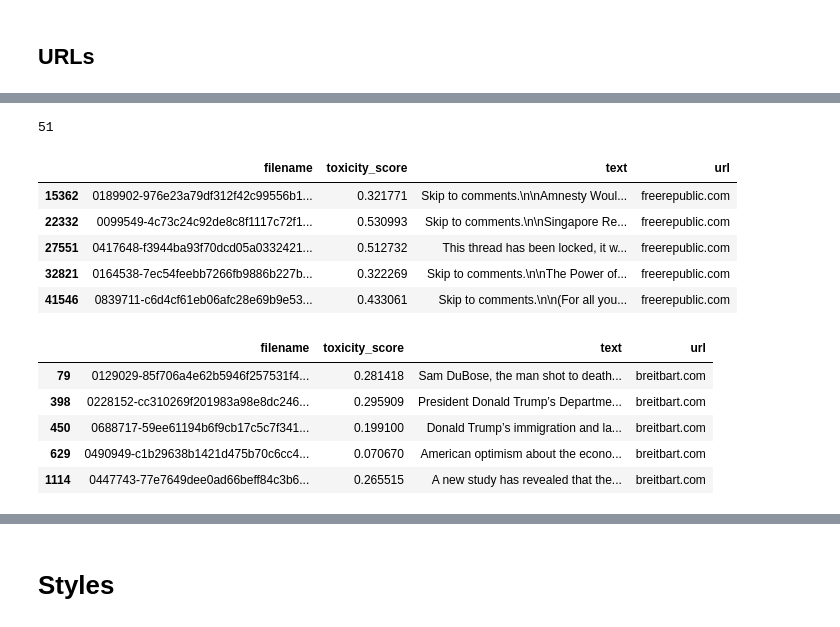
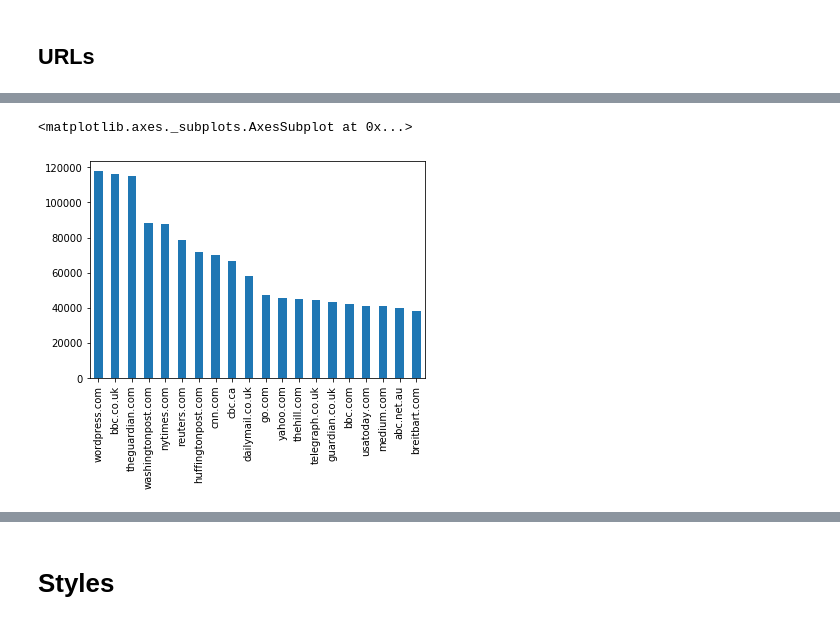
Before and after one commit to allenai/real-toxicity-prompts, a Jupyter notebook: perspective_api_statistics.ipynb, the cells around one changed output, grey strips where cells are left out. Cells and saved outputs as stored; diff of their text form; code cells hidden in the pictures.

```diff
--- a/perspective_api_statistics.ipynb
+++ b/perspective_api_statistics.ipynb
@@ -164,4 +143,6 @@ def get_domain(url):
     ext = tldextract.extract(url)
     return ext.domain + '.' + ext.suffix
 # %%
-df2['url'] = df2['url'].apply(lambda url: get_domain(url))
+df_urls = pd.read_pickle(URLS_PICKLE)
+df_urls['url'] = df_urls['url'].apply(lambda url: get_domain(url))
+df_urls.head()
@@ -177,22 +156,5 @@ df2.head()
-# %%
-len(df2[(df2['url'] == 'naturalnews.com')])
-# %% [output]
-51
-# %%
-df2[(df2['url'] == 'freerepublic.com')].head()
-# %% [output]
-|  | filename | toxicity_score | text | url |
-| 15362 | 0189902-976e23a79df312f42c99556b1... | 0.321771 | Skip to comments.\n\nAmnesty Woul... | freerepublic.com |
-| 22332 | 0099549-4c73c24c92de8c8f1117c72f1... | 0.530993 | Skip to comments.\n\nSingapore Re... | freerepublic.com |
-| 27551 | 0417648-f3944ba93f70dcd05a0332421... | 0.512732 | This thread has been locked, it w... | freerepublic.com |
-| 32821 | 0164538-7ec54feebb7266fb9886b227b... | 0.322269 | Skip to comments.\n\nThe Power of... | freerepublic.com |
-| 41546 | 0839711-c6d4cf61eb06afc28e69b9e53... | 0.433061 | Skip to comments.\n\n(For all you... | freerepublic.com |
-# %%
-df2[(df2['url'] == 'breitbart.com')].head()
-# %% [output]
-|  | filename | toxicity_score | text | url |
-| 79 | 0129029-85f706a4e62b5946f257531f4... | 0.281418 | Sam DuBose, the man shot to death... | breitbart.com |
-| 398 | 0228152-cc310269f201983a98e8dc246... | 0.295909 | President Donald Trump’s Departme... | breitbart.com |
-| 450 | 0688717-59ee61194b6f9cb17c5c7f341... | 0.199100 | Donald Trump’s immigration and la... | breitbart.com |
-| 629 | 0490949-c1b29638b1421d475b70c6cc4... | 0.070670 | American optimism about the econo... | breitbart.com |
-| 1114 | 0447743-77e7649dee0ad66beff84c3b6... | 0.265515 | A new study has revealed that the... | breitbart.com |
+# %%
+df_urls['url'].value_counts()[:20].plot(kind='bar')
+# %% [output]
+<matplotlib.axes._subplots.AxesSubplot at 0x...>
+[figure, added]
```
Also changed, not shown: parts of 7 cells of this notebook, 1 other file.
